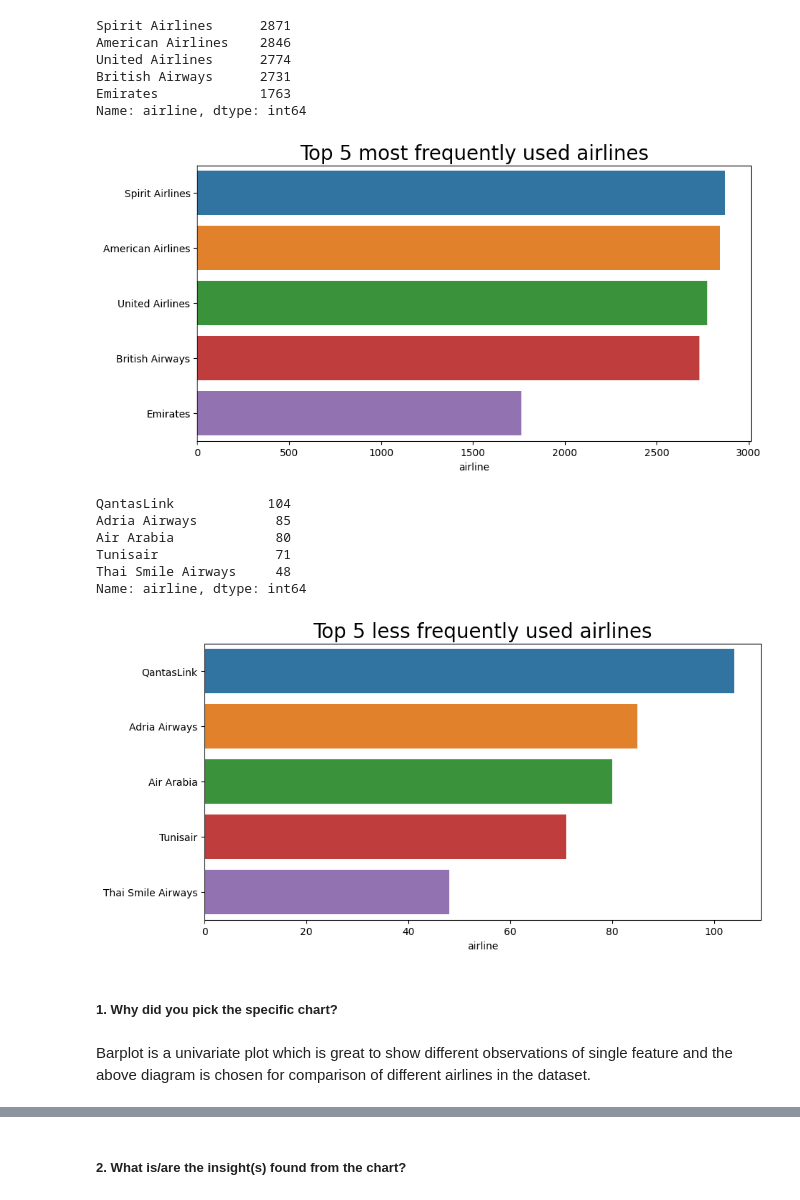
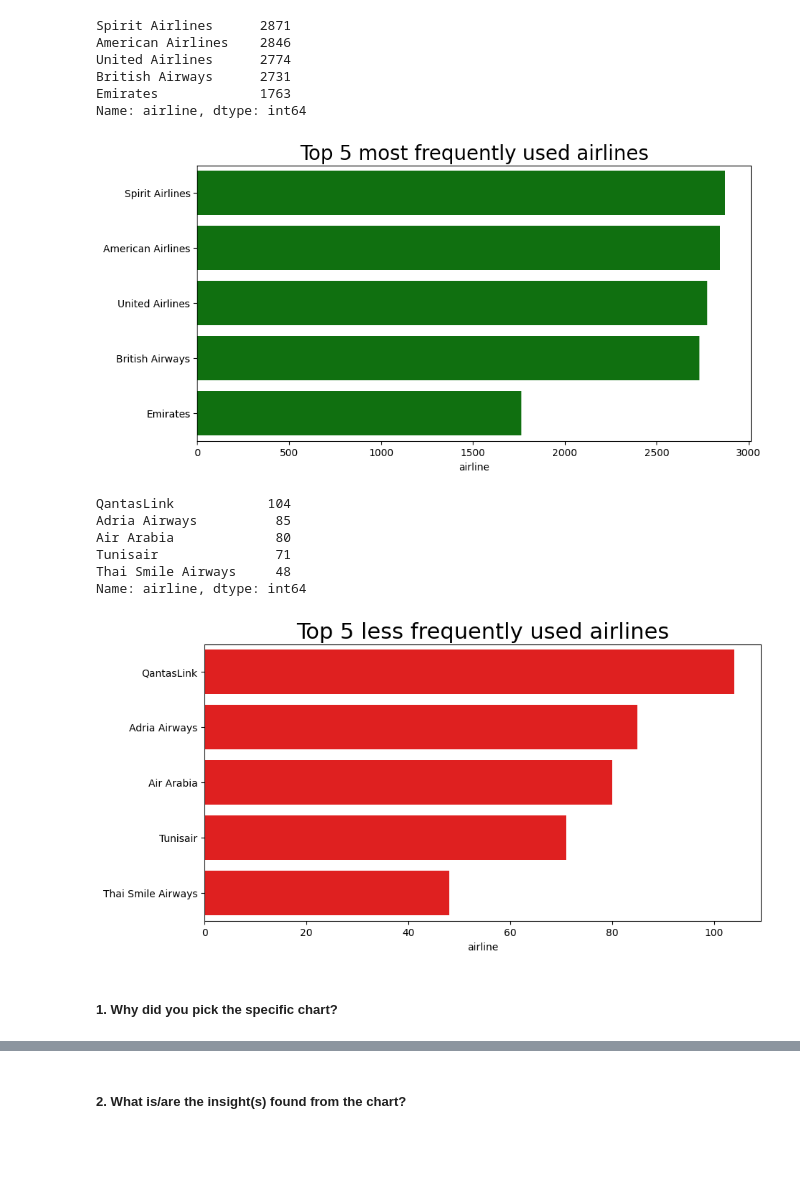
Before and after one commit to thasniyamansoora/Airline-reviews-classification, a Jupyter notebook: ThasniyaMansoora_Airline_Passenger_Referral_Prediction_capston_project.ipynb, the cells around one changed output, grey strips where cells are left out. Saved outputs shown, nothing was run; the diff lists cells and outputs as text; code cells hidden in the pictures; blank space fills up the shorter version.

```diff
--- a/ThasniyaMansoora_Airline_Passenger_Referral_Prediction_capston_project.ipynb
+++ b/ThasniyaMansoora_Airline_Passenger_Referral_Prediction_capston_project.ipynb
@@ -423,11 +424,11 @@ Name: airline, dtype: int64
 # %%
 # Visualize the top 5 most frequently used airlines
 plt.figure(figsize=(10,5))
-graph=sns.barplot(x=top_airline,y=top_airline.index,data=df)
+graph=sns.barplot(x=top_airline,y=top_airline.index,data=df,color='green')
 graph.set_title('Top 5 most frequently used airlines', fontsize = 20);
 plt.show()
 # %% [output]
-[figure, old version]
+[figure, new version]
 # %%
 bottom_airline = df['airline'].value_counts()[-5:] # to get the name and count of bottom 5 airlines
 bottom_airline
@@ -441,12 +442,10 @@ Name: airline, dtype: int64
 # %%
 # Visualize the 5 less frequently used airlines
 plt.figure(figsize=(10,5))
-graph=sns.barplot(x=bottom_airline,y=bottom_airline.index,data=df)
-graph.set_title('Top 5 less frequently used airlines', fontsize = 20);
+graph=sns.barplot(x=bottom_airline,y=bottom_airline.index,data=df,color='red')
+graph.set_title('Top 5 less frequently used airlines', fontsize = 22);
 plt.show()
 # %% [output]
-[figure, old version]
+[figure, new version]
 # %% [markdown]
 ##### 1. Why did you pick the specific chart?
-# %% [markdown]
-Barplot is a univariate plot which is great to show different observations of single feature and the above diagram is chosen for comparison of different airlines in the dataset.
```
Also changed, not shown: parts of 26 cells of this notebook.
